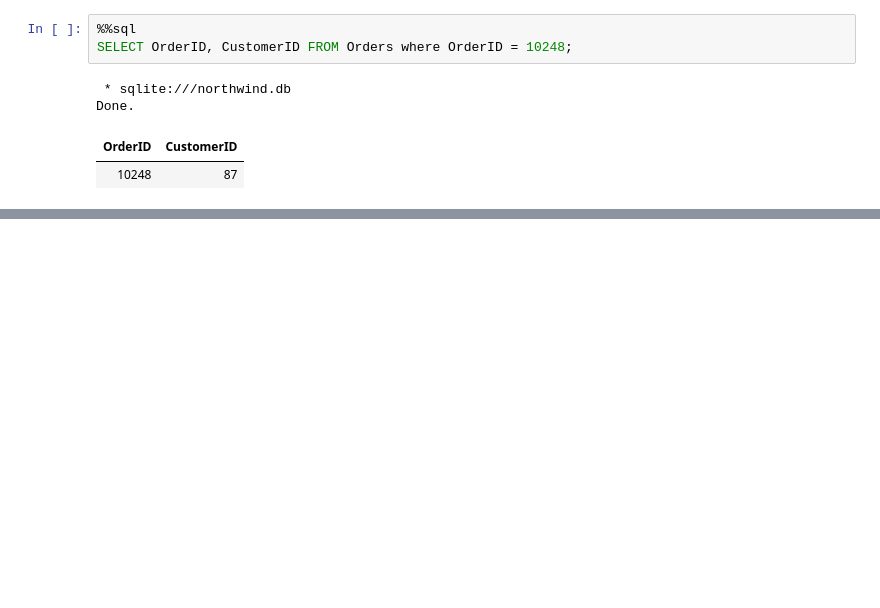
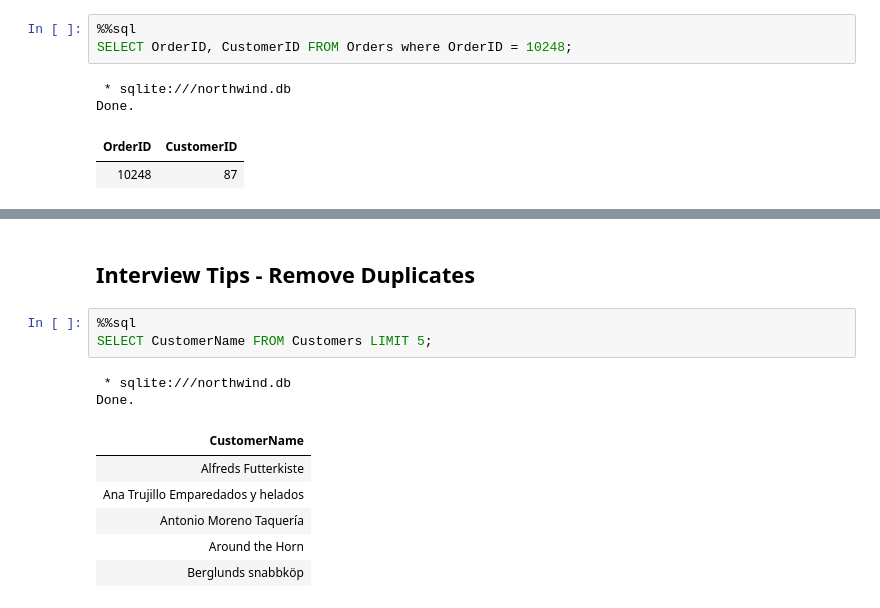
Before and after one commit to MAK8405/SQL, a Jupyter notebook: SQL.ipynb, the cells around one changed output, grey strips where cells are left out. Cells and saved outputs as stored; diff of their text form; blank space fills up the shorter version.

Commit message:
Finish Interview Tips - Remove Duplicates

```diff
--- a/SQL.ipynb
+++ b/SQL.ipynb
@@ -479,3 +479,17 @@ WHERE Orders.OrderID = 10643 ORDER BY Customers.CustomerID;
 Done.
 | CustomerID | CustomerID_old | CustomerName | ContactName | ContactTitle | Address | City | Region | PostalCode | ... |
 | 1 | ALFKI | Alfreds Futterkiste | Maria Anders | Sales Representative | Obere Str. 57 | Berlin | Western Europe | 12209 | ... |
+# %% [markdown]
+## Interview Tips - Remove Duplicates
+# %%
+%%sql
+SELECT CustomerName FROM Customers LIMIT 5;
+# %% [output]
+ * sqlite:///northwind.db
+Done.
+| CustomerName |
+| Alfreds Futterkiste |
+| Ana Trujillo Emparedados y helados |
+| Antonio Moreno Taquería |
+| Around the Horn |
+| Berglunds snabbköp |
```
Also changed, not shown: parts of 5 cells of this notebook.
